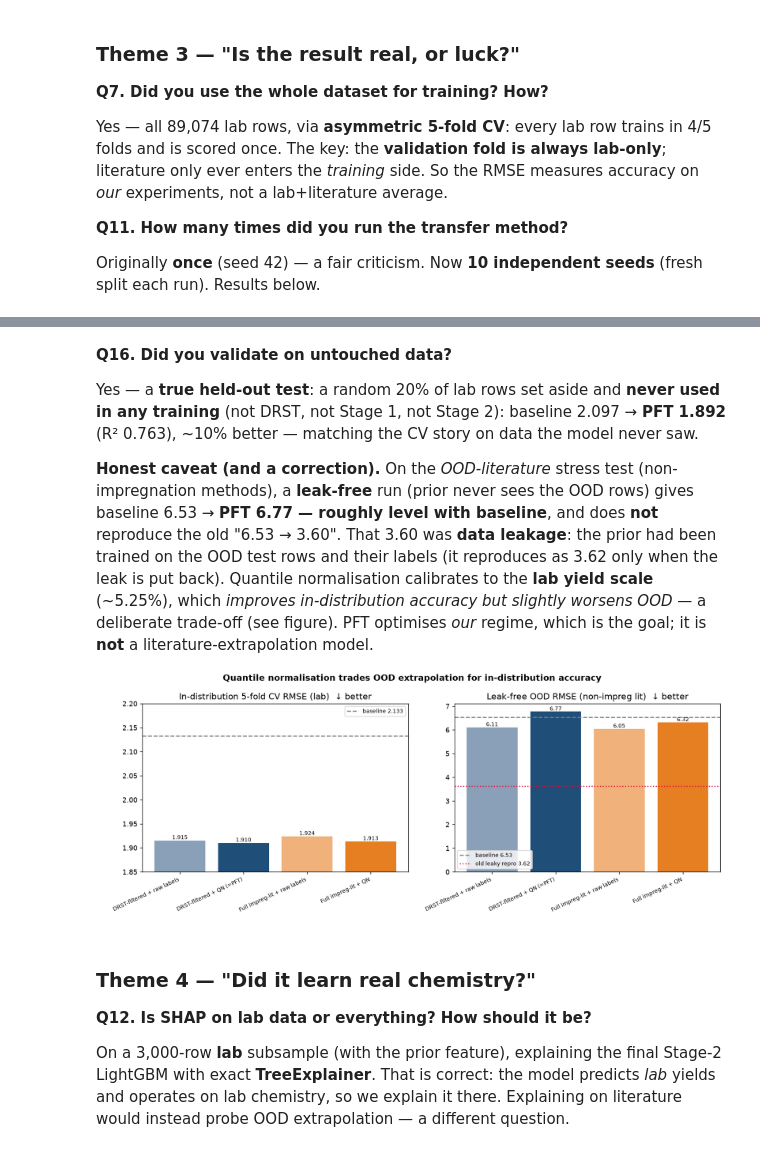
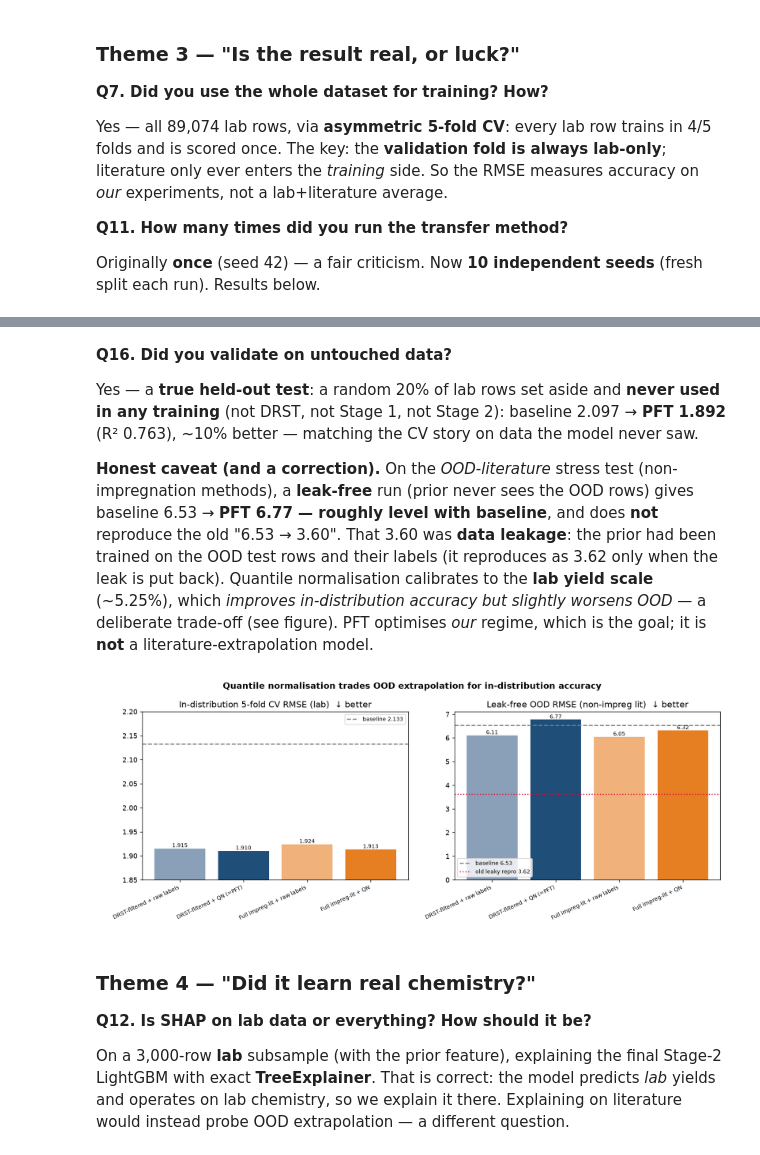
Before and after one commit to ParthN9i4/OCM-Dataset-JAIST, a Jupyter notebook: ocm_walkthrough.ipynb, the cells around one changed output, grey strips where cells are left out. Saved outputs shown, nothing was run; the diff lists cells and outputs as text; code cells hidden in the pictures.

```diff
--- a/ocm_walkthrough.ipynb
+++ b/ocm_walkthrough.ipynb
@@ -1046,8 +1057,11 @@ Identical hyper-parameters every seed, no per-seed tuning — nothing is force-f
 Yes — a **true held-out test**: a random 20% of lab rows set aside and **never used in any training** (not DRST, not Stage 1, not Stage 2): baseline 2.097 → **PFT 1.892** (R² 0.763), ~10% better — matching the CV story on data the model never saw.
 
 **Honest caveat (and a correction).** On the *OOD-literature* stress test (non-impregnation methods), a **leak-free** run (prior never sees the OOD rows) gives baseline 6.53 → **PFT 6.77 — roughly level with baseline**, and does **not** reproduce the old "6.53 → 3.60". That 3.60 was **data leakage**: the prior had been trained on the OOD test rows and their labels (it reproduces as 3.62 only when the leak is put back). Quantile normalisation calibrates to the **lab yield scale** (~5.25%), which *improves in-distribution accuracy but slightly worsens OOD* — a deliberate trade-off (see figure). PFT optimises *our* regime, which is the goal; it is **not** a literature-extrapolation model.
-
-![QN trade-off: in-distribution vs leak-free OOD](attachment:fig_qn_tradeoff.png)
+# %%
+# Q16 — quantile-normalisation trade-off (in-distribution vs leak-free OOD)
+show_fig('qn_tradeoff')
+# %% [output]
+[figure, added]
 # %%
 # Q16 — true held-out 20% test (gated; ~30 s). Otherwise prints the saved result.
 if RUN_HEAVY:
```
Also changed, not shown: parts of 10 cells of this notebook, 3 other files.
